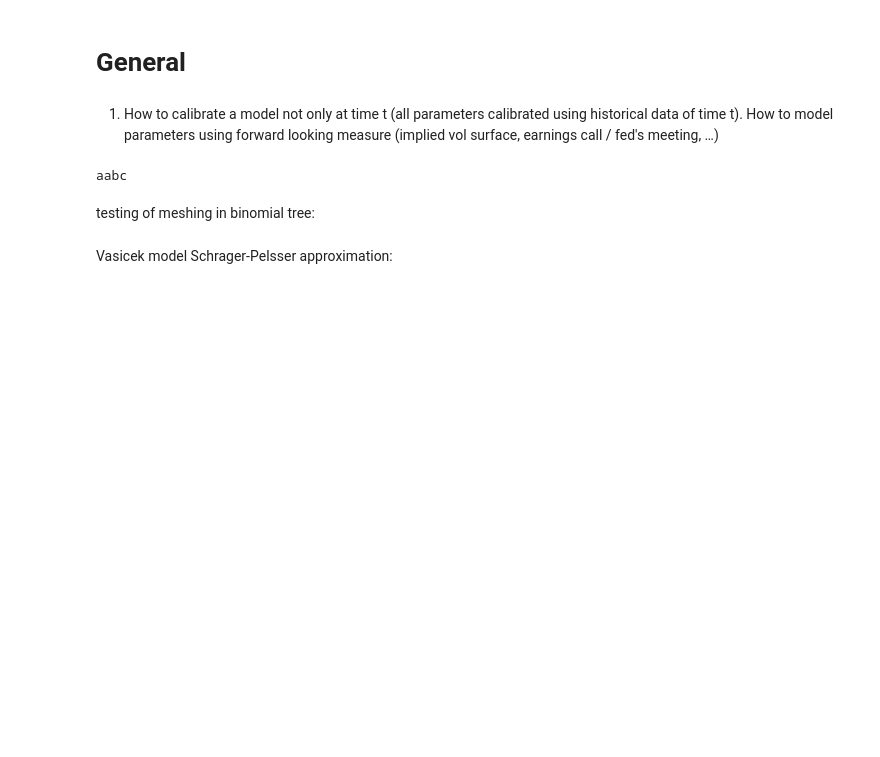
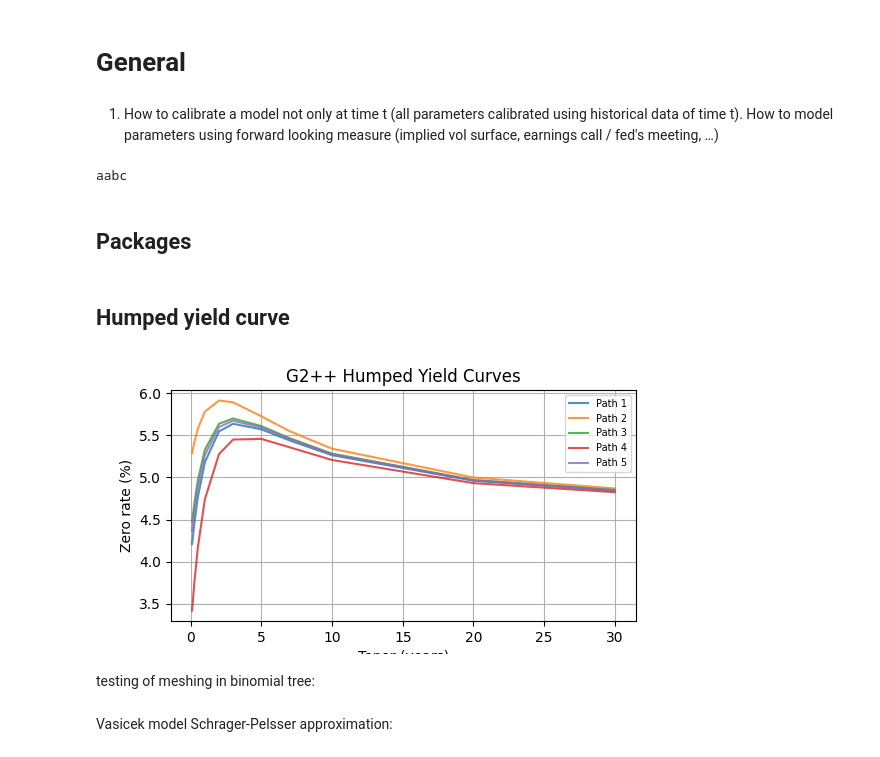
Before and after one commit to victorlabrecque/Research-Deep-Hedging-Volatility, a Jupyter notebook: Notes.ipynb, the cells around one changed output. Cells and saved outputs as stored; diff of their text form; code cells hidden in the pictures; blank space fills up the shorter version.

```diff
--- a/Notes.ipynb
+++ b/Notes.ipynb
@@ -14,3 +14,5 @@ s = "aAbc"
 print(s.lower())
 # %% [output]
 aabc
+# %% [markdown]
+## Packages
@@ -17,3 +29,68 @@ aabc
+# %% [markdown]
+## Humped yield curve
+# %%
+"""
+This is a test to see how the model can fit humped curve,  the one we have seen last summer.
+"""
+def BondPrice(t, T, a, b, sigma, eta, rho, x_t, y_t):
+    """
+    Function to get bond price at time t, with maturity T, derived from x(t) and y(t)
+    """
+
+    def M(t, T, a, b, x_t, y_t):
+        return ((1 - np.exp(-a*(T-t)))/a)*x_t + ((1 - np.exp(-b*(T-t)))/b)*y_t
+    def V(t, T, a, b, sigma, eta, rho):
+        term1 = (sigma**2 / a**2) * (T - t + (2/a)*np.exp(-a*(T-t)) - (1/(2*a))*np.exp(-2*a*(T-t)) - (3/(2*a)))
+        term2 = (eta**2 / b**2) * (T - t + (2/b)*np.exp(-b*(T-t)) - (1/(2*b))*np.exp(-2*b*(T-t)) - (3/(2*b)))
+        term3 = (2*rho*sigma*eta/(a*b)) * (T - t + (np.exp(-a*(T-t))-1)/a + (np.exp(-b*(T-t))-1)/b - (np.exp(-(a+b)*(T-t))-1)/(a+b))
+        return term1 + term2 + term3
+    global phi
+    int_phi = phi(t)*(T-t)    # defined as a constant for simplicity, to be adjusted
+    BondPrice = np.exp(-int_phi - M(t, T, a, b, x_t, y_t) + 0.5*V(t, T, a, b, sigma, eta, rho))
+
+    return BondPrice
+
+def BondYield(t, T, a, b, sigma, eta, rho, x_t, y_t):
+    BondYield = -np.log(BondPrice(t, T, a, b, sigma, eta, rho, x_t, y_t)) / (T - t)
+    return  BondYield
+
+"""
+Now the humped curve
+"""
+# parameters for humped curves
+a     = 1.5    # very fast → x effect vanishes by 1-2 years
+b     = 0.3    # moderate → y decays over 5-10 years
+sigma = 0.08
+eta   = 0.04
+rho   = -0.9
+
+def phi(t):
+    return 0.05   # 5% base rate
+
+M = 5          #simulate 5 independant paths
+tenors   = np.array([0.1, 0.25, 0.5, 1, 2, 3, 5, 7, 10, 20, 30])
+t_target = 1  # curve at t=1 for each simulation
+
+# x < 0 and y > 0 → this is what creates the hump
+x_vals = np.random.uniform(-0.04, -0.01, M)
+y_vals = np.random.uniform(0.02, 0.02, M)
+
+yields_humped = np.zeros((M, len(tenors)))
+for m in range(M):
+    T_vec = t_target + tenors
+    yields_humped[m, :] = BondYield(t_target, T_vec, a, b, sigma, eta, rho, x_vals[m], y_vals[m])
+
+plt.figure(figsize=(6, 3))
+for m in range(M):
+    plt.plot(tenors, yields_humped[m, :] * 100, alpha=0.8, label=f'Path {m+1}')
+plt.xlabel('Tenor (years)')
+plt.ylabel('Zero rate (%)')
+plt.title('G2++ Humped Yield Curves')
+plt.legend(fontsize=7)
+plt.grid()
+plt.show()
+# %% [output]
+[figure, added]
 # %% [markdown]
 testing of meshing in binomial tree:
 # %%
```
Also changed, not shown: parts of 1 cell of this notebook, 1 other file.
